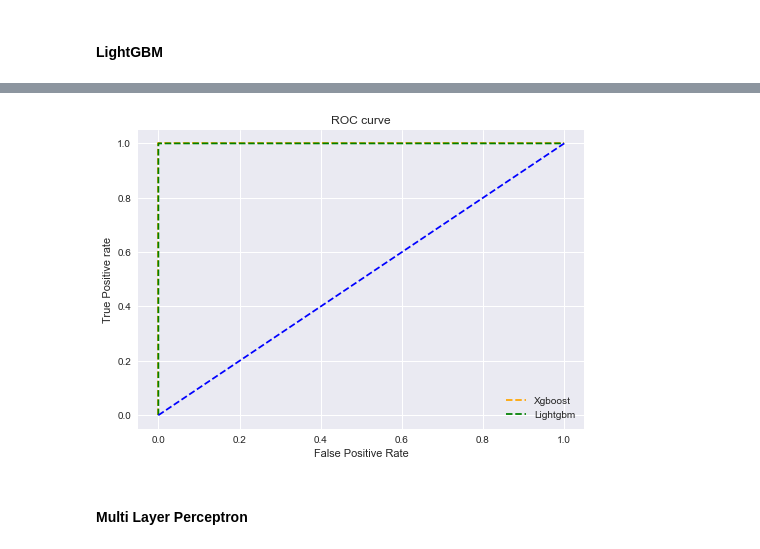
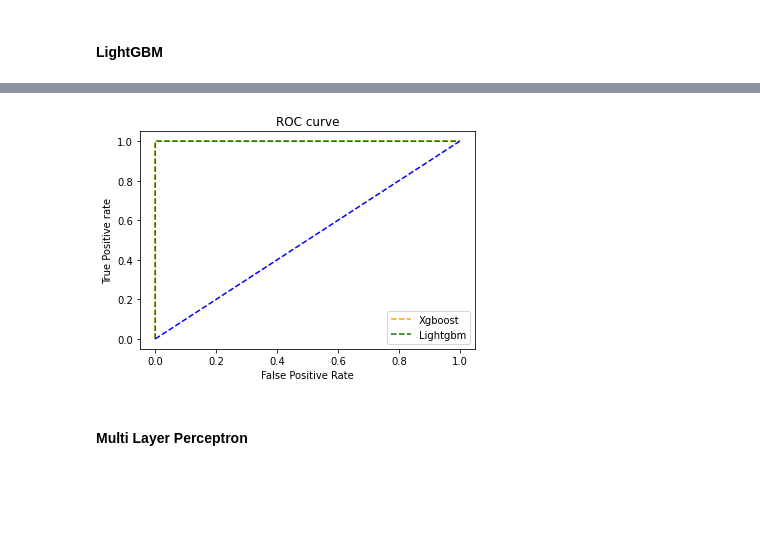
Before and after one commit to nfrejus/prim_ddos, a Jupyter notebook: balance_model/model_with_embbed_wrapper_fs.ipynb, the cells around one changed output, grey strips where cells are left out. Cells and saved outputs as stored; diff of their text form; code cells hidden in the pictures; blank space fills up the shorter version.

```diff
--- a/balance_model/model_with_embbed_wrapper_fs.ipynb
+++ b/balance_model/model_with_embbed_wrapper_fs.ipynb
@@ -62,5 +98,8 @@ principal_feature = ['Min_Packet_Length', 'URG_Flag_Count', 'Fwd_Packet_Length_M
+# %%
+principal_feature = X_train[feature_preselect].loc[:,rfe_selector.support_].columns.to_list()
 # %%
-X = X[principal_feature]
+X_train = X_train[principal_feature]
+X_test = X_test[principal_feature]
 # %% [markdown]
 ## Models
 # %%
@@ -76,10 +111,3 @@ Accuracy :  1.0
-# %%
-X_train, X_test, y_train, y_test = train_test_split(X, y, test_size = 0.3, random_state = 42)
-# %%
-std_scaler = StandardScaler()
-std_scaler.fit(X_train)
-X_train = std_scaler.transform(X_train)
-X_test = std_scaler.transform(X_test)
 # %% [markdown]
 #### Decision Tree
 # %%
@@ -396,22 +424,22 @@ print(auc_score_xgb, auc_score_lgb)
 # %%
-plt.style.use('seaborn')
+# plt.style.use('seaborn')
 
 # plot roc curves
 plt.plot(fpr_xgb, tpr_xgb, linestyle='--',color='orange', label='Xgboost')
 plt.plot(fpr_lgb, tpr_lgb, linestyle='--',color='green', label='Lightgbm')
 plt.plot(p_fpr, p_tpr, linestyle='--', color='blue')
 # title
 plt.title('ROC curve')
 # x label
 plt.xlabel('False Positive Rate')
 # y label
 plt.ylabel('True Positive rate')
 
 plt.legend(loc='best')
 plt.savefig('ROC',dpi=300)
 plt.show();
 # %% [output]
-[figure, old version]
+[figure, new version]
 # %% [markdown]
 #### Multi Layer Perceptron
 # %%
```
Also changed, not shown: parts of 37 cells of this notebook, 8 other files.
